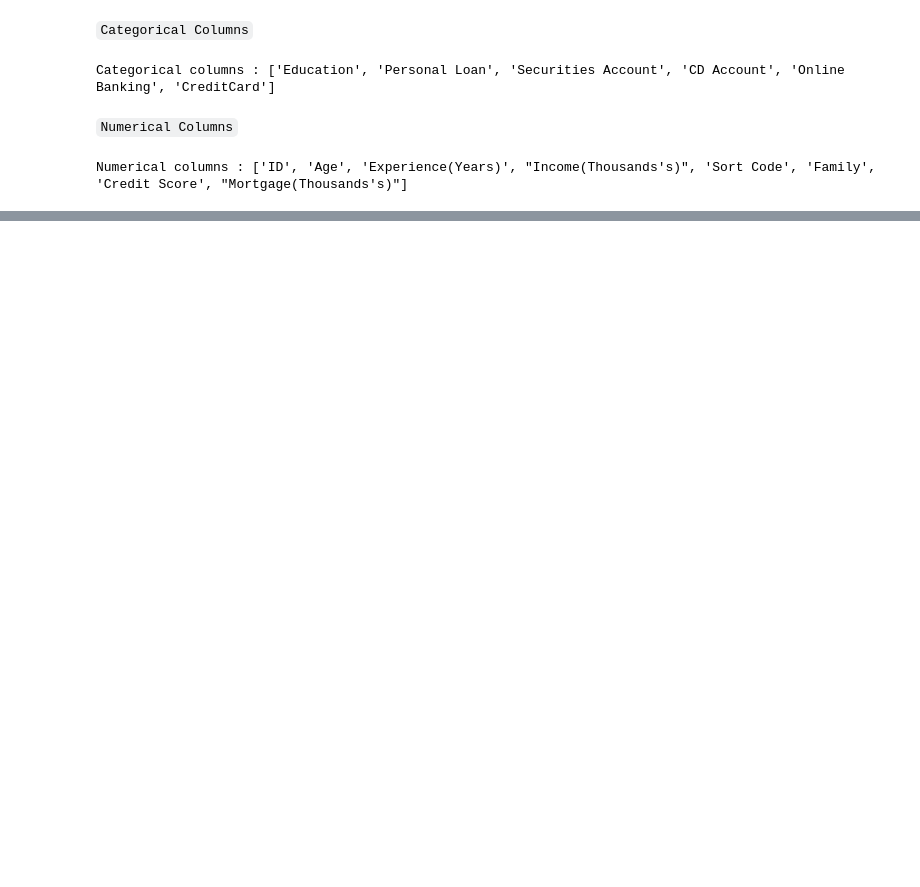
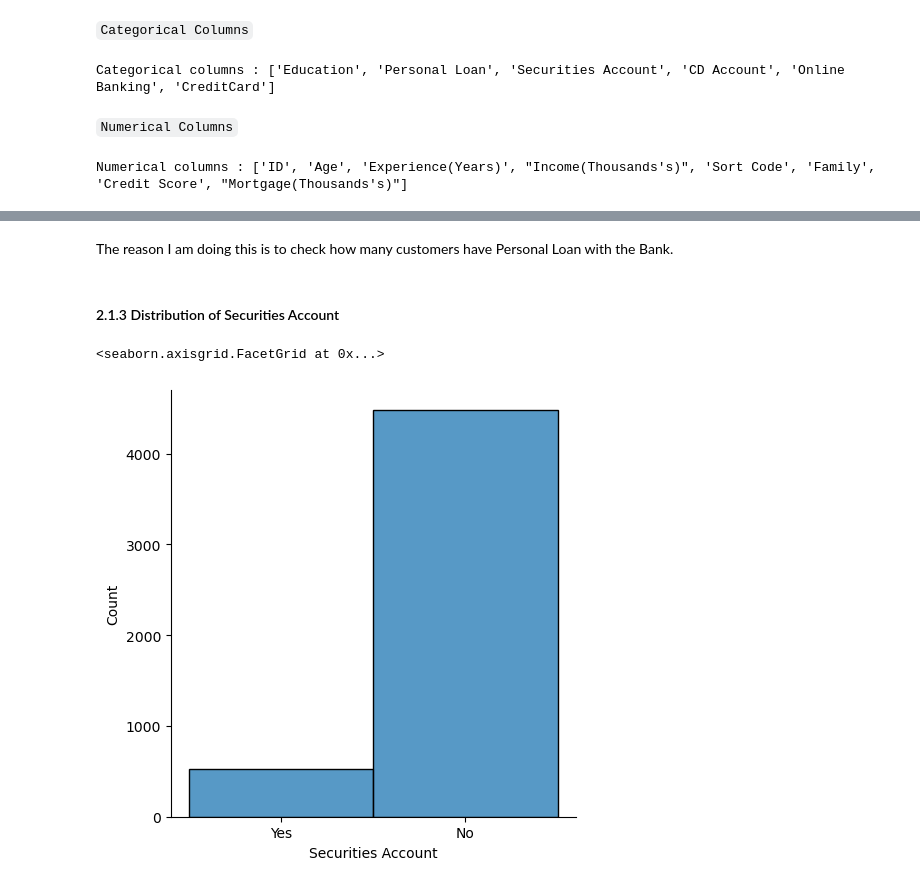
Before and after one commit to mariosantos2023410/MarioSantos_ML_CA2, a Jupyter notebook: MarioSantos_ML_CA2.ipynb, the cells around one changed output, grey strips where cells are left out. Saved outputs shown, nothing was run; the diff lists cells and outputs as text; code cells hidden in the pictures; blank space fills up the shorter version.

```diff
--- a/MarioSantos_ML_CA2.ipynb
+++ b/MarioSantos_ML_CA2.ipynb
@@ -225,0 +201,9 @@ In this situation here, the Inter Quartile Range it is adjusted and scaled up. T
+# %% [markdown]
+The reason I am doing this is to check how many customers have Personal Loan with the Bank.
+# %% [markdown]
+#### 2.1.3 Distribution of Securities Account
+# %%
+sns.displot(x='Securities Account', data=df)
+# %% [output]
+<seaborn.axisgrid.FacetGrid at 0x...>
+[figure, added]
```
Also changed, not shown: parts of 49 cells of this notebook.
